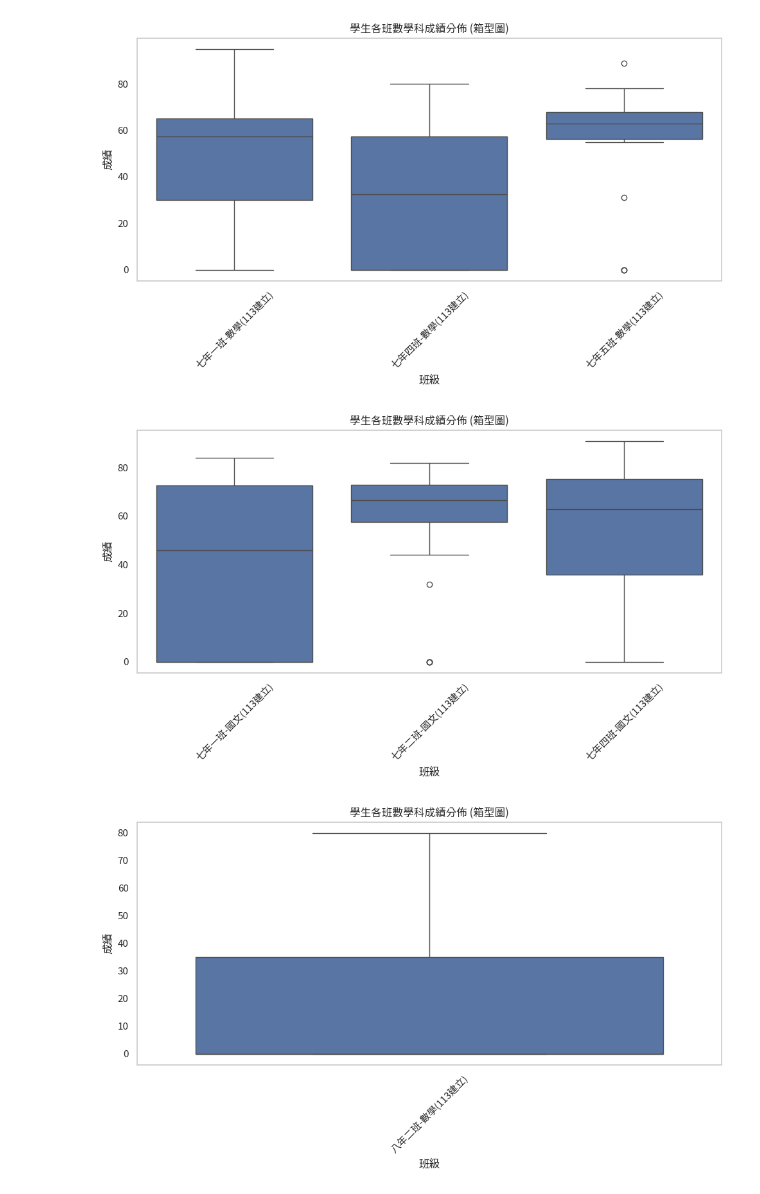
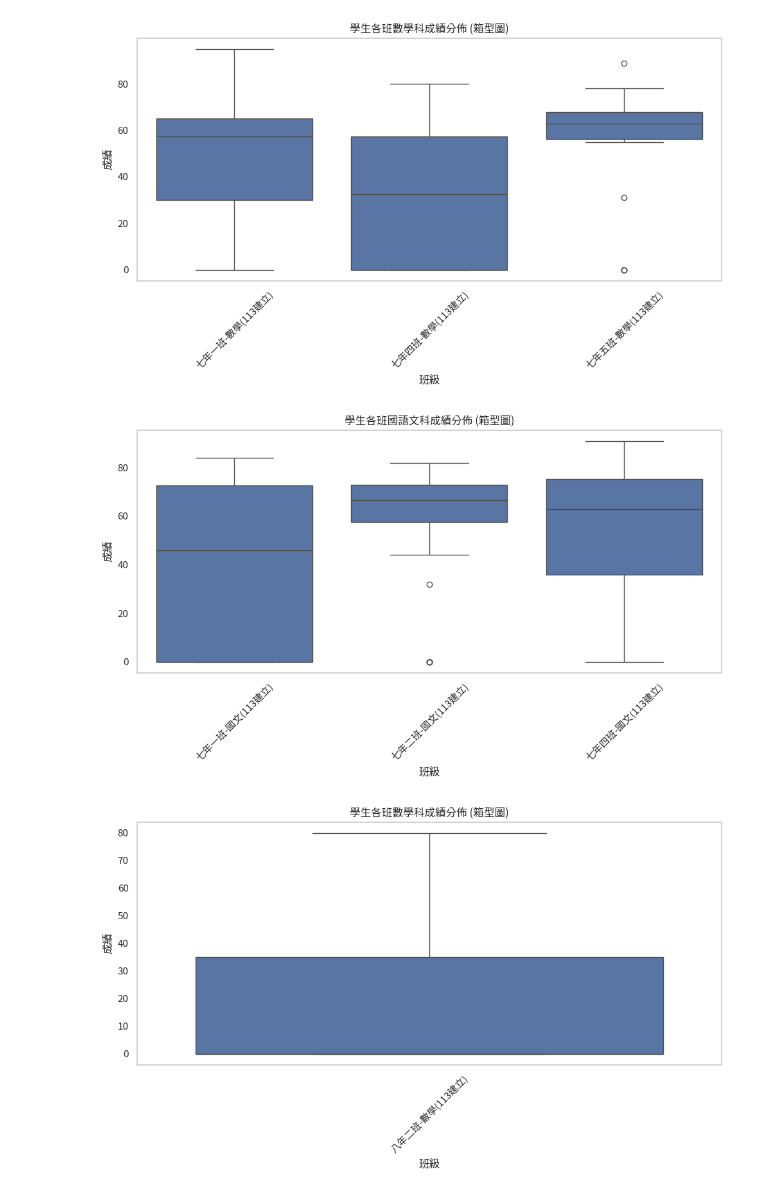
Before and after one commit to Emily-Hsu2004/edu-data-mining-, a Jupyter notebook: 練習/week3-課堂練習1.ipynb, the cells around one changed output. Saved outputs shown, nothing was run; the diff lists cells and outputs as text; code cells hidden in the pictures.

```diff
--- a/練習/week3-課堂練習1.ipynb
+++ b/練習/week3-課堂練習1.ipynb
@@ -268,16 +268,16 @@ plt.show()
 # %%
 df_7_c_c_s=df_7_c_c[df_7_c_c["班級"].isin(["七年一班-國文(113建立)","七年四班-國文(113建立)","七年二班-國文(113建立)"])]
 plt.figure(figsize=(10, 6))
 sns.boxplot(x="班級", y="指派測驗平均成績", data=df_7_c_c_s)
-plt.title("學生各班數學科成績分佈 (箱型圖)")
+plt.title("學生各班國語文科成績分佈 (箱型圖)")
 plt.xlabel("班級")
 plt.ylabel("成績")
 plt.xticks(rotation=45)
 plt.grid(axis="y")
 plt.tight_layout()
 plt.show()
 # %% [output]
-[figure, old version]
+[figure, new version]
 # %%
 df_8_c_m_s=df_8_c_m[df_8_c_m["班級"].isin(["八年二班-數學(113建立)"])]
 plt.figure(figsize=(10, 6))
```
Also changed, not shown: parts of 2 cells of this notebook.
